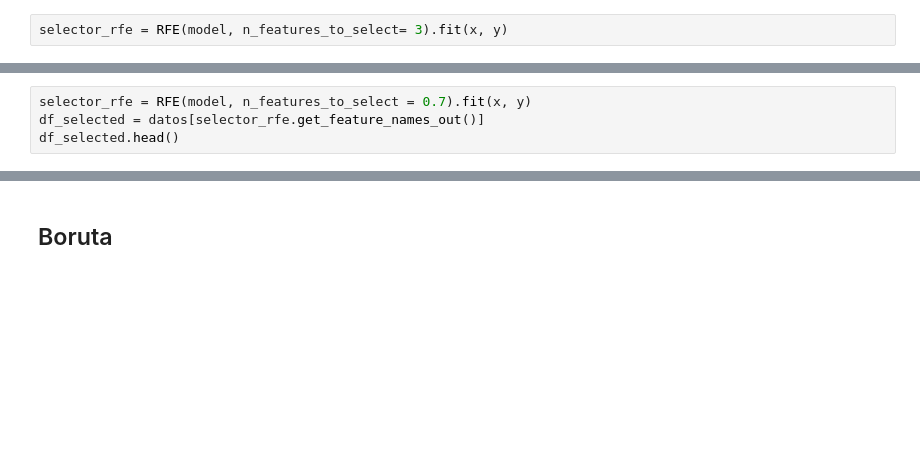
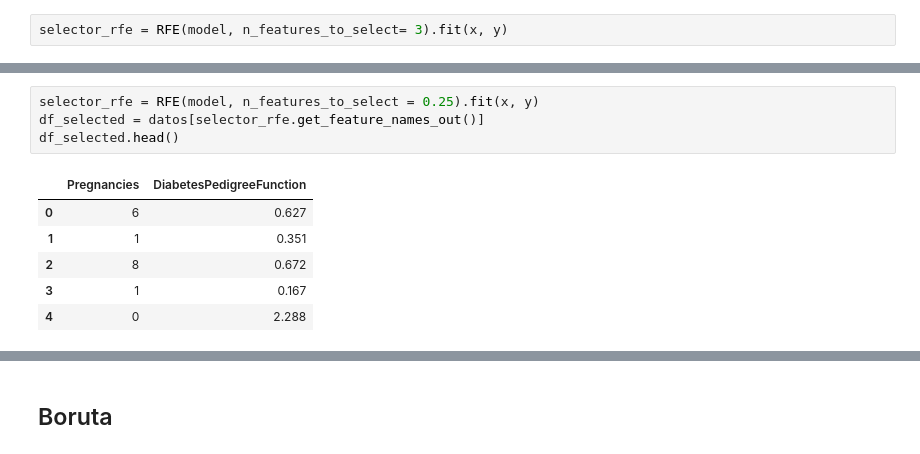
Before and after one commit to jeguns/EP7173, a Jupyter notebook: Unidad 06/Selección_de_atributos_en_modelos_de_clasificación.ipynb, the cells around one changed output, grey strips where cells are left out. Cells and saved outputs as stored; diff of their text form; blank space fills up the shorter version.

```diff
--- a/Unidad 06/Selección_de_atributos_en_modelos_de_clasificación.ipynb
+++ b/Unidad 06/Selección_de_atributos_en_modelos_de_clasificación.ipynb
@@ -253,7 +564,14 @@ df_selected.head()
 # %%
-selector_rfe = RFE(model, n_features_to_select = 0.7).fit(x, y)
+selector_rfe = RFE(model, n_features_to_select = 0.25).fit(x, y)
 df_selected = datos[selector_rfe.get_feature_names_out()]
 df_selected.head()
+# %% [output]
+|  | Pregnancies | DiabetesPedigreeFunction |
+| 0 | 6 | 0.627 |
+| 1 | 1 | 0.351 |
+| 2 | 8 | 0.672 |
+| 3 | 1 | 0.167 |
+| 4 | 0 | 2.288 |
 # %%
 selector_rfe = RFE(model).fit(x, y)
 df_selected = datos[selector_rfe.get_feature_names_out()]
```
Also changed, not shown: parts of 78 cells of this notebook.
